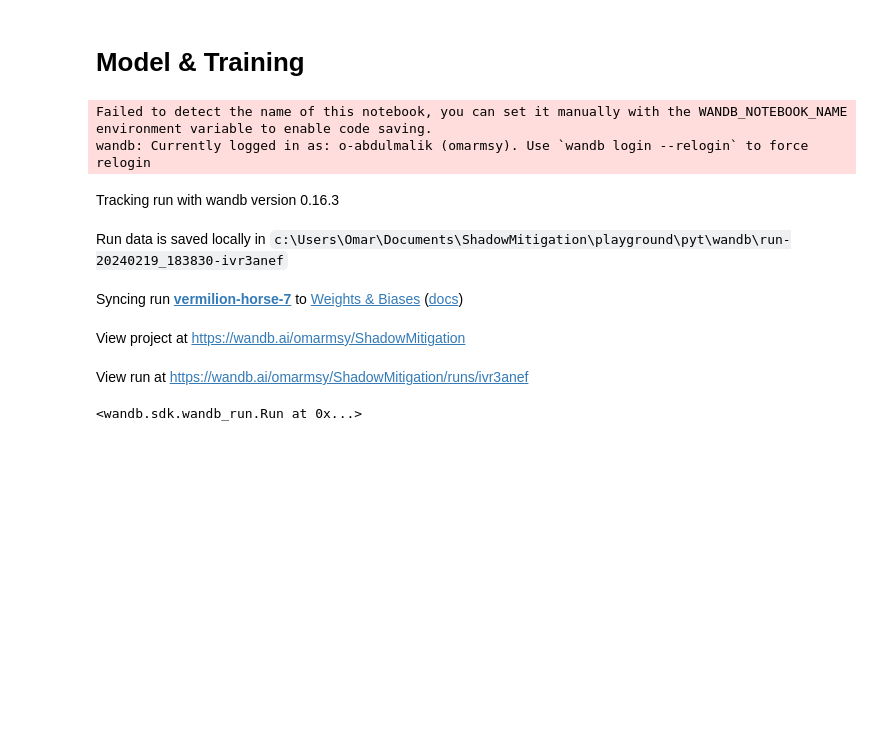
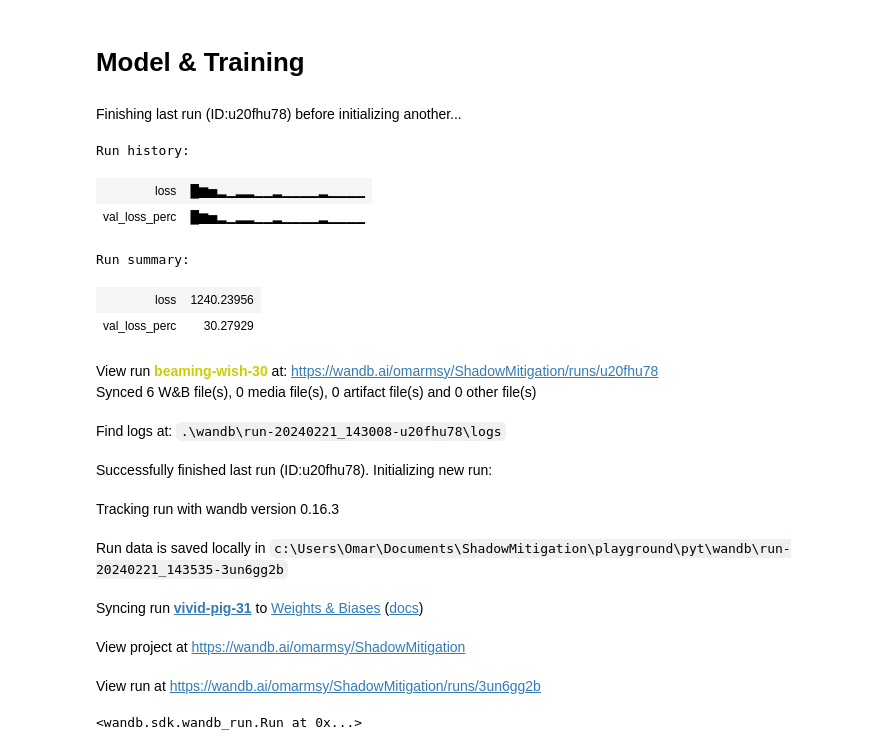
Before and after one commit to OmarAliMSY/ShadowMitigation, a Jupyter notebook: playground/pyt/Testbook.ipynb, the cells around one changed output. Drawn from its saved outputs; the diff is of its cells as text; code cells hidden in the pictures; blank space fills up the shorter version.

```diff
--- a/playground/pyt/Testbook.ipynb
+++ b/playground/pyt/Testbook.ipynb
@@ -162,25 +206,34 @@ min_loss = float('inf')
 # %%
 wandb.init(
     # set the wandb project where this run will be logged
     project="ShadowMitigation",
 
     # track hyperparameters and run metadata
     config={
-    "learning_rate": 0.001,
-    "architecture": "CONVLSTM",
-    "dataset": "SKIPPD",
-    "epochs": 200,
+    "learning_rate": 1e-7,
+    "architecture": "CONVLSTM - 3 Layers",
+    "dataset": "0.3 SKIPPD",
+    "epochs": 100,
     }
 )
 # %% [output]
+Finishing last run (ID:u20fhu78) before initializing another...
-Failed to detect the name of this notebook, you can set it manually with the WANDB_NOTEBOOK_NAME environment variable to enable code saving.
-wandb: Currently logged in as: o-abdulmalik (omarmsy). Use `wandb login --relogin` to force relogin
+Run history:
-Tracking run with wandb version 0.16.3
+| loss | █▆▅▂▁▂▂▁▁▂▁▁▁▁▂▁▁▁▁ |
+| val_loss_perc | █▆▅▂▁▂▂▁▁▂▁▁▁▁▂▁▁▁▁ |
+Run summary:
+| loss | 1240.23956 |
+| val_loss_perc | 30.27929 |
-Run data is saved locally in c:\Users\Omar\Documents\ShadowMitigation\playground\pyt\wandb\run-20240219_183830-ivr3anef
+View run beaming-wish-30 at: https://wandb.ai/omarmsy/ShadowMitigation/runs/u20fhu78
+Synced 6 W&B file(s), 0 media file(s), 0 artifact file(s) and 0 other file(s)
-Syncing run vermilion-horse-7 to Weights & Biases (docs)
+Find logs at: .\wandb\run-20240221_143008-u20fhu78\logs
-View project at https://wandb.ai/omarmsy/ShadowMitigation
+Successfully finished last run (ID:u20fhu78). Initializing new run:
-View run at https://wandb.ai/omarmsy/ShadowMitigation/runs/ivr3anef
+Tracking run with wandb version 0.16.3
-<wandb.sdk.wandb_run.Run at 0x...>
+Run data is saved locally in c:\Users\Omar\Documents\ShadowMitigation\playground\pyt\wandb\run-20240221_143535-3un6gg2b
+Syncing run vivid-pig-31 to Weights & Biases (docs)
+View project at https://wandb.ai/omarmsy/ShadowMitigation
+View run at https://wandb.ai/omarmsy/ShadowMitigation/runs/3un6gg2b
+<wandb.sdk.wandb_run.Run at 0x...>
 # %%
 asd = torch.load(r'C:\Users\Omar\Documents\ShadowMitigation\playground\pyt\best.pth')
 model.load_state_dict(asd['model_state_dict'])
```
Also changed, not shown: parts of 10 cells of this notebook, 7 other files.
